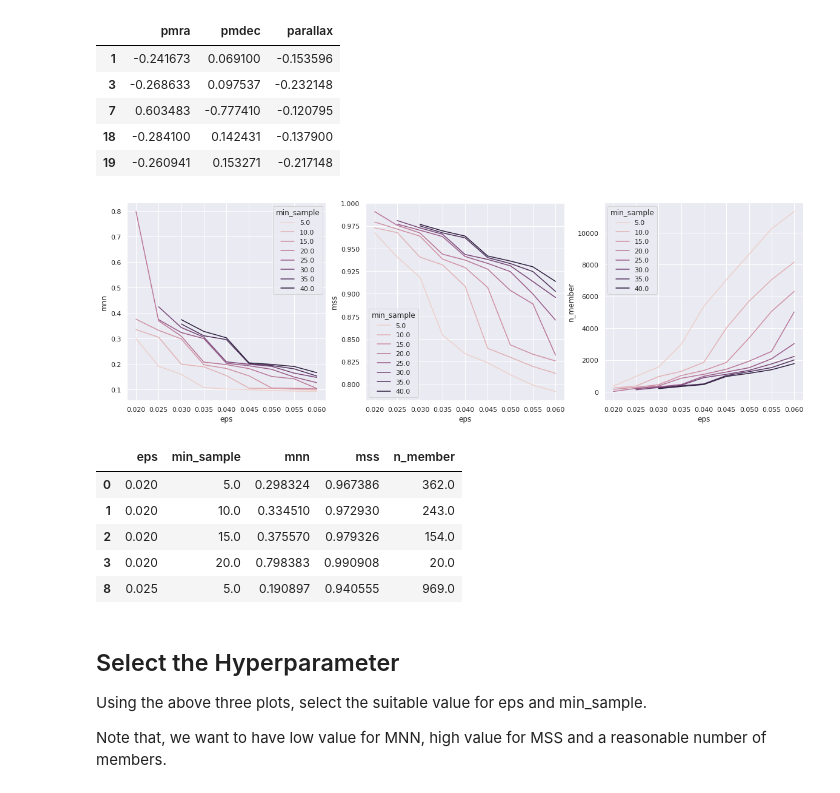
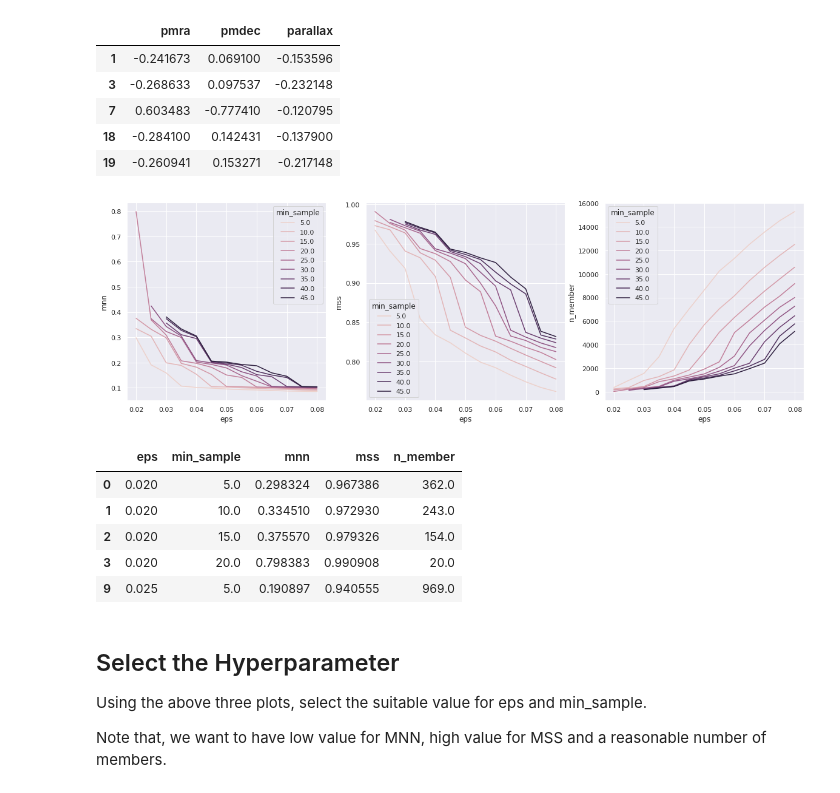
Before and after one commit to mahmud-nobe/Cluster-Membership, a Jupyter notebook: DBSCAN/DBSCAN_3293_DR3.ipynb, the cells around one changed output. Cells and saved outputs as stored; diff of their text form; code cells hidden in the pictures.

```diff
--- a/DBSCAN/DBSCAN_3293_DR3.ipynb
+++ b/DBSCAN/DBSCAN_3293_DR3.ipynb
@@ -362,18 +352,18 @@ scaled_features.head()
 | 18 | -0.284100 | 0.142431 | -0.137900 |
 | 19 | -0.260941 | 0.153271 | -0.217148 |
 # %%
-eps = np.linspace(0.02,0.06,9) # you can modify the range
-min_samples = np.linspace(5,40,8) # you can modify the range
+eps = np.linspace(0.02,0.08,13) # you can modify the range
+min_samples = np.linspace(5,45,9) # you can modify the range
 model_parameters = compare_DBSCAN_parameters(all_stars, scaled_features, eps, min_samples)
 model_parameters.head()
 # %% [output]
-[figure, old version]
+[figure, new version]
 |  | eps | min_sample | mnn | mss | n_member |
 | 0 | 0.020 | 5.0 | 0.298324 | 0.967386 | 362.0 |
 | 1 | 0.020 | 10.0 | 0.334510 | 0.972930 | 243.0 |
 | 2 | 0.020 | 15.0 | 0.375570 | 0.979326 | 154.0 |
 | 3 | 0.020 | 20.0 | 0.798383 | 0.990908 | 20.0 |
-| 8 | 0.025 | 5.0 | 0.190897 | 0.940555 | 969.0 |
+| 9 | 0.025 | 5.0 | 0.190897 | 0.940555 | 969.0 |
 # %% [markdown]
 ## Select the Hyperparameter
 
```
Also changed, not shown: parts of 12 cells of this notebook.
